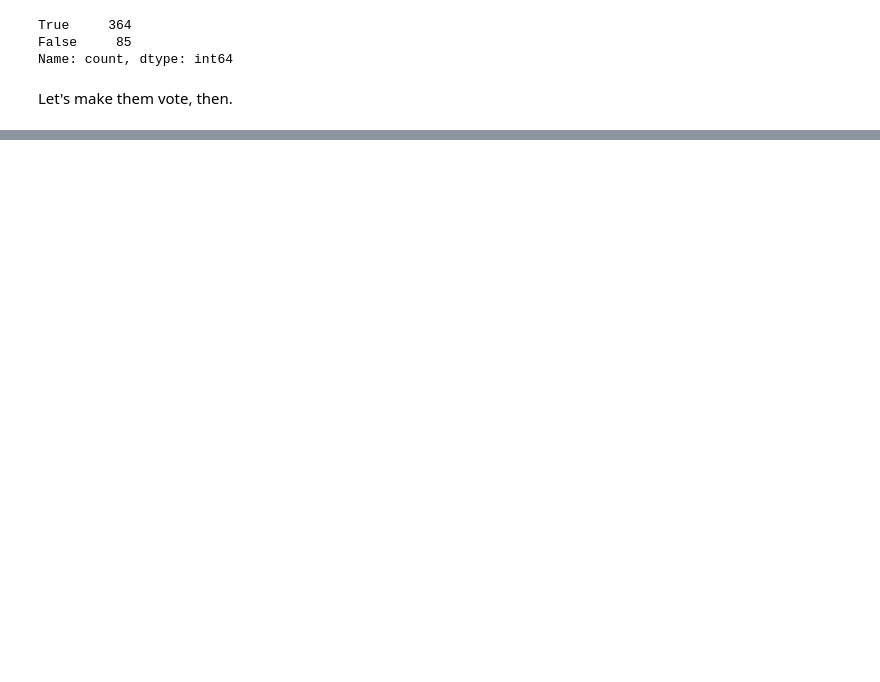
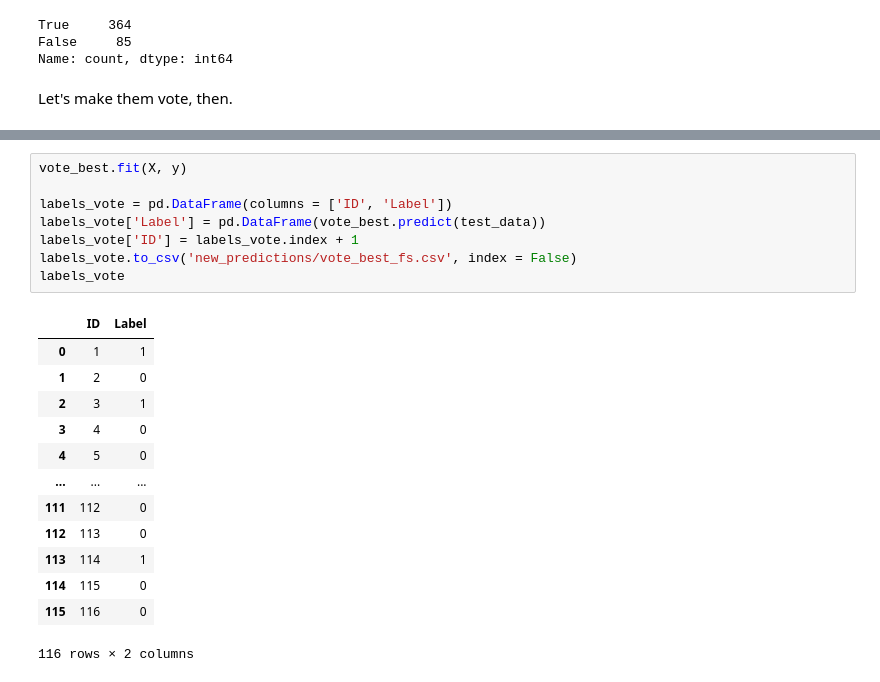
Before and after one commit to SrChen6/AA1-Competition, a Jupyter notebook: Ensembles_Bagging.ipynb, the cells around one changed output, grey strips where cells are left out. Drawn from its saved outputs; the diff is of its cells as text; blank space fills up the shorter version.

```diff
--- a/Ensembles_Bagging.ipynb
+++ b/Ensembles_Bagging.ipynb
@@ -241,0 +354,22 @@ vote_search.best_score_
+# %%
+vote_best.fit(X, y)
+
+labels_vote = pd.DataFrame(columns = ['ID', 'Label'])
+labels_vote['Label'] = pd.DataFrame(vote_best.predict(test_data))
+labels_vote['ID'] = labels_vote.index + 1
+labels_vote.to_csv('new_predictions/vote_best_fs.csv', index = False)
+labels_vote
+# %% [output]
+|  | ID | Label |
+| 0 | 1 | 1 |
+| 1 | 2 | 0 |
+| 2 | 3 | 1 |
+| 3 | 4 | 0 |
+| 4 | 5 | 0 |
+| ... | ... | ... |
+| 111 | 112 | 0 |
+| 112 | 113 | 0 |
+| 113 | 114 | 1 |
+| 114 | 115 | 0 |
+| 115 | 116 | 0 |
+116 rows × 2 columns
```
Also changed, not shown: parts of 25 cells of this notebook, 6 other files.
